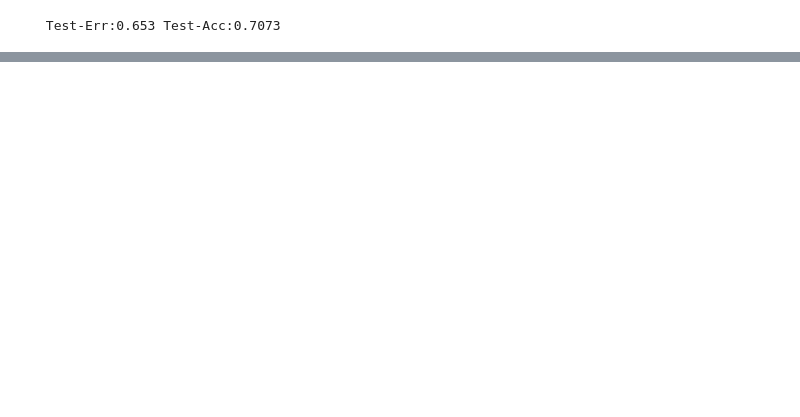
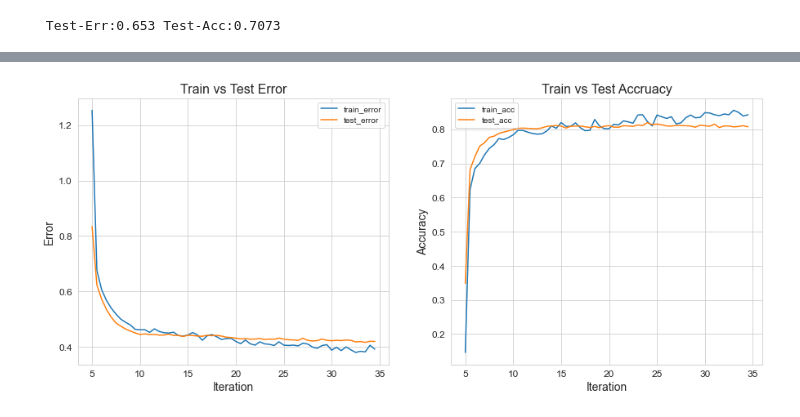
Before and after one commit to AnirbanDatta87/Python, a Jupyter notebook: Concepts/M13 - DL/13.2 ANN - Generalized Gradient Descent.ipynb, the cells around one changed output, grey strips where cells are left out. Cells and saved outputs as stored; diff of their text form; code cells hidden in the pictures; blank space fills up the shorter version.

```diff
--- a/Concepts/M13 - DL/13.2 ANN - Generalized Gradient Descent.ipynb
+++ b/Concepts/M13 - DL/13.2 ANN - Generalized Gradient Descent.ipynb
@@ -299,0 +423,94 @@ if(j % 10 == 0 or j == iterations-1):
+# %%
+def relu(x):
+    return (x >= 0) * x # returns x if x > 0
+
+def relu2deriv(output):
+    return output >= 0 # returns 1 for input > 0
+
+(x_train, y_train), (x_test, y_test) = mnist.load_data()
+
+images, labels = (x_train[0:1000].reshape(1000,28*28) / 255, y_train[0:1000])
+
+one_hot_labels = np.zeros((len(labels),10)) # Initialize 0 matrix of dim. 1000x10
+for i,l in enumerate(labels):               # If the label is 5 for 3rd index, the value of (3, 5) elem.of the
+    one_hot_labels[i][l] = 1                # one-hot matrix is 1
+labels = one_hot_labels
+
+test_images = x_test.reshape(len(x_test),28*28) / 255
+test_labels = np.zeros((len(y_test),10))
+for i,l in enumerate(y_test):
+    test_labels[i][l] = 1
+
+
+batch_size = 100
+alpha, iterations = (0.001, 300)
+pixels_per_image, num_labels, hidden_size = (784, 10, 100)
+
+weights_0_1 = 0.2*np.random.random((pixels_per_image,hidden_size)) - 0.1
+weights_1_2 = 0.2*np.random.random((hidden_size,num_labels)) - 0.1
+
+train_err_lst, train_acc_lst, test_err_lst, test_acc_lst = [], [], [], []
+
+for j in range(iterations):
+    error, correct_cnt = (0.0, 0)
+    for i in range(int(len(images) / batch_size)):
+        batch_start, batch_end = ((i * batch_size),((i+1)*batch_size))
+
+        layer_0 = images[batch_start:batch_end]
+        layer_1 = relu(np.dot(layer_0,weights_0_1))
+        dropout_mask = np.random.randint(2,size=layer_1.shape)
+        layer_1 *= dropout_mask * 2
+        layer_2 = np.dot(layer_1,weights_1_2)
+
+        error += np.sum((labels[batch_start:batch_end] - layer_2) ** 2)
+        for k in range(batch_size):
+            correct_cnt += int(np.argmax(layer_2[k:k+1]) == np.argmax(labels[batch_start+k:batch_start+k+1]))
+
+            layer_2_delta = (labels[batch_start:batch_end]-layer_2)/batch_size
+            layer_1_delta = layer_2_delta.dot(weights_1_2.T)* relu2deriv(layer_1)
+            layer_1_delta *= dropout_mask
+
+            weights_1_2 += alpha * layer_1.T.dot(layer_2_delta)
+            weights_0_1 += alpha * layer_0.T.dot(layer_1_delta)
+
+    if(j%5 == 0):
+        test_error = 0.0
+        test_correct_cnt = 0
+
+        for i in range(len(test_images)):
+            layer_0 = test_images[i:i+1]
+            layer_1 = relu(np.dot(layer_0,weights_0_1))
+            layer_2 = np.dot(layer_1, weights_1_2)
+
+            test_error += np.sum((test_labels[i:i+1] - layer_2) ** 2)
+            test_correct_cnt += int(np.argmax(layer_2) == np.argmax(test_labels[i:i+1]))
+
+        train_err_lst.append(error/ float(len(images)))
+        train_acc_lst.append(correct_cnt/ float(len(images)))
+        test_err_lst.append(test_error/ float(len(test_images)))
+        test_acc_lst.append(test_correct_cnt/ float(len(test_images)))
+
+#         sys.stdout.write("\n" + \
+#                          "I:" + str(j) + \
+#                          " Test-Err:" + str(test_error/ float(len(test_images)))[0:5] +\
+#                          " Test-Acc:" + str(test_correct_cnt/ float(len(test_images)))+\
+#                          " Train-Err:" + str(error/ float(len(images)))[0:5] +\
+#                          " Train-Acc:" + str(correct_cnt/ float(len(images))))
+
+df = pd.DataFrame(list(zip(train_err_lst, train_acc_lst, test_err_lst, test_acc_lst)),
+                  columns=['train_error', 'train_acc', 'test_error', 'test_acc'])
+
+fig, axes = plt.subplots(nrows=1, ncols=2, figsize = (15, 6))
+df[['train_error', 'test_error']].plot(ax = axes[0], title = 'Train vs Test Error')
+df[['train_acc', 'test_acc']].plot(ax = axes[1], title = 'Train vs Test Accruacy')
+axes[0].set_xlabel("Iteration")
+axes[0].set_ylabel("Error")
+axes[0].set_xticklabels(df.index*5)
+axes[0].title.set_size(16)
+axes[1].set_xlabel("Iteration")
+axes[1].set_ylabel("Accuracy")
+axes[1].set_xticklabels(df.index*5)
+axes[1].title.set_size(16)
+plt.show()
+# %% [output]
+[figure, added]
```
Also changed, not shown: parts of 9 cells of this notebook.
